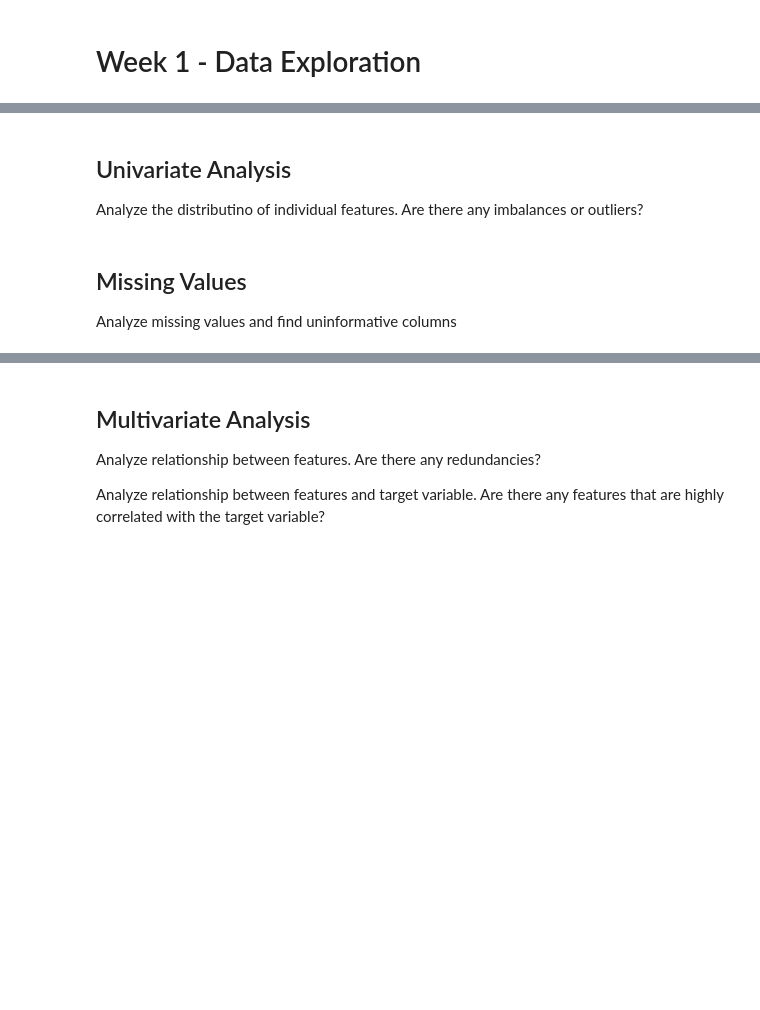
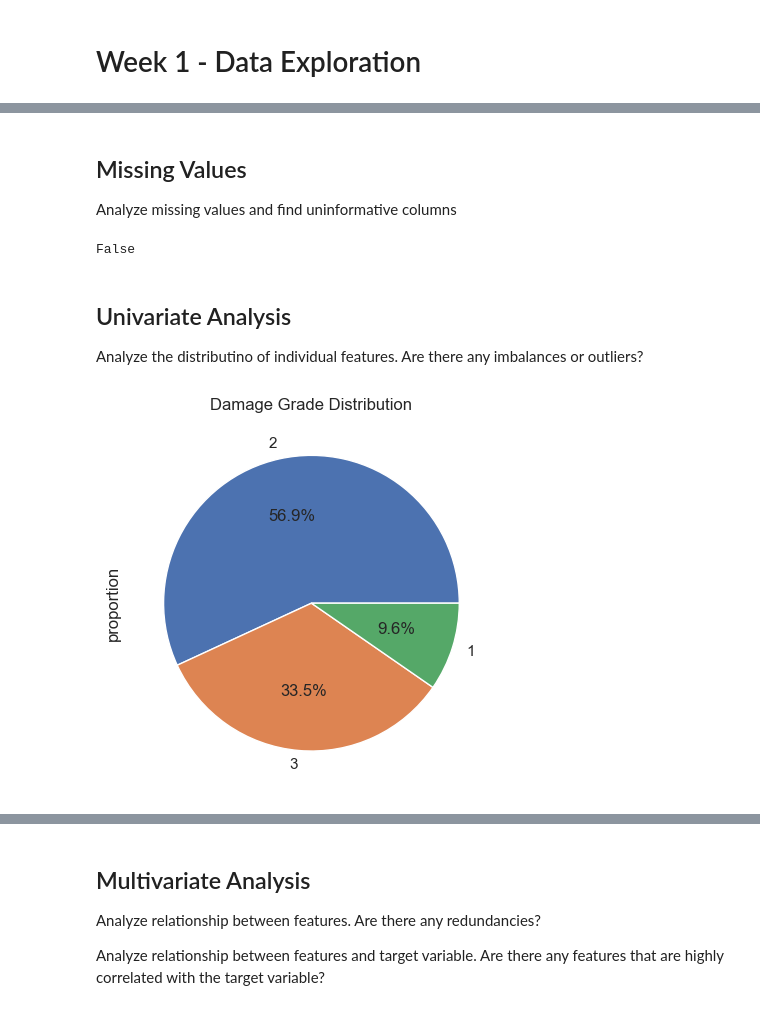
Before and after one commit to JohannBlaesche/DS-Lab-Failures-in-cellular-apoptosis, a Jupyter notebook: notebooks/eda.ipynb, the cells around one changed output, grey strips where cells are left out. Cells and saved outputs as stored; diff of their text form; code cells hidden in the pictures; blank space fills up the shorter version.

```diff
--- a/notebooks/eda.ipynb
+++ b/notebooks/eda.ipynb
@@ -23,10 +75,18 @@ df.info()
+# %% [markdown]
+## Missing Values
+
+Analyze missing values and find uninformative columns
+# %%
+df.isna().sum().any()
+# %% [output]
+False
 # %% [markdown]
 ## Univariate Analysis
 
 Analyze the distributino of individual features. Are there any imbalances or outliers?
 # %%
 df.damage_grade.value_counts(normalize=True).plot.pie(autopct="%1.1f%%")
+plt.title("Damage Grade Distribution")
+plt.show()
+# %% [output]
+[figure, added]
-# %% [markdown]
-## Missing Values
-
-Analyze missing values and find uninformative columns
```
Also changed, not shown: parts of 12 cells of this notebook.
